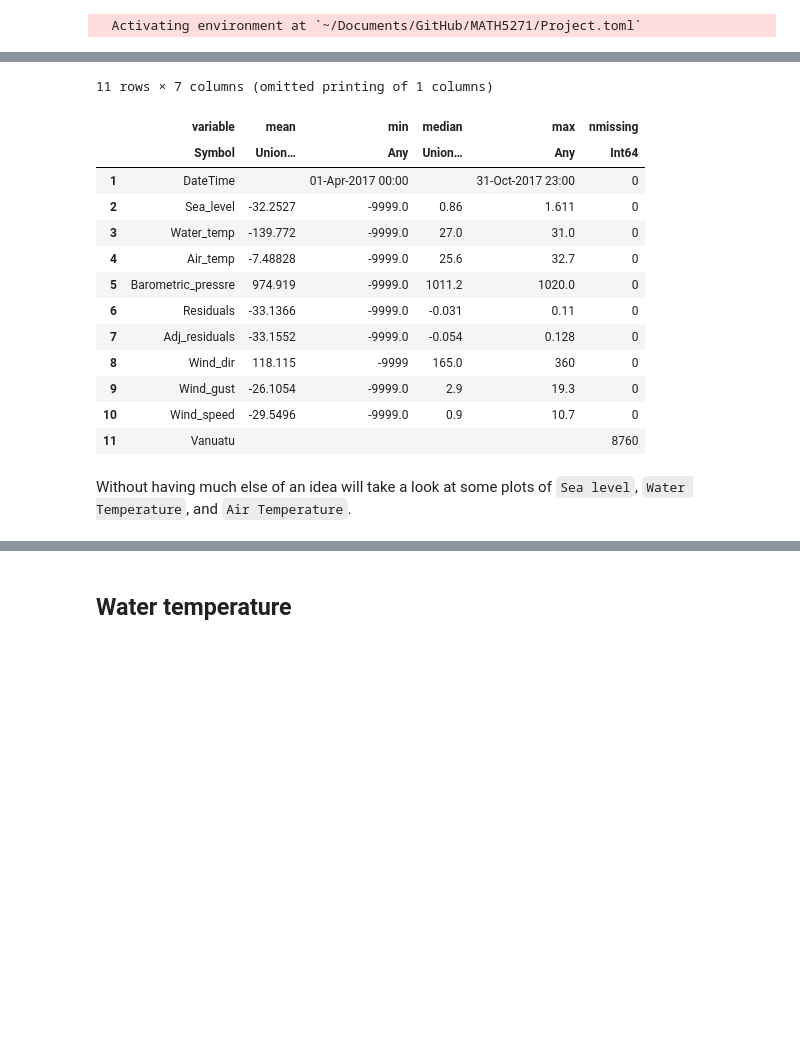
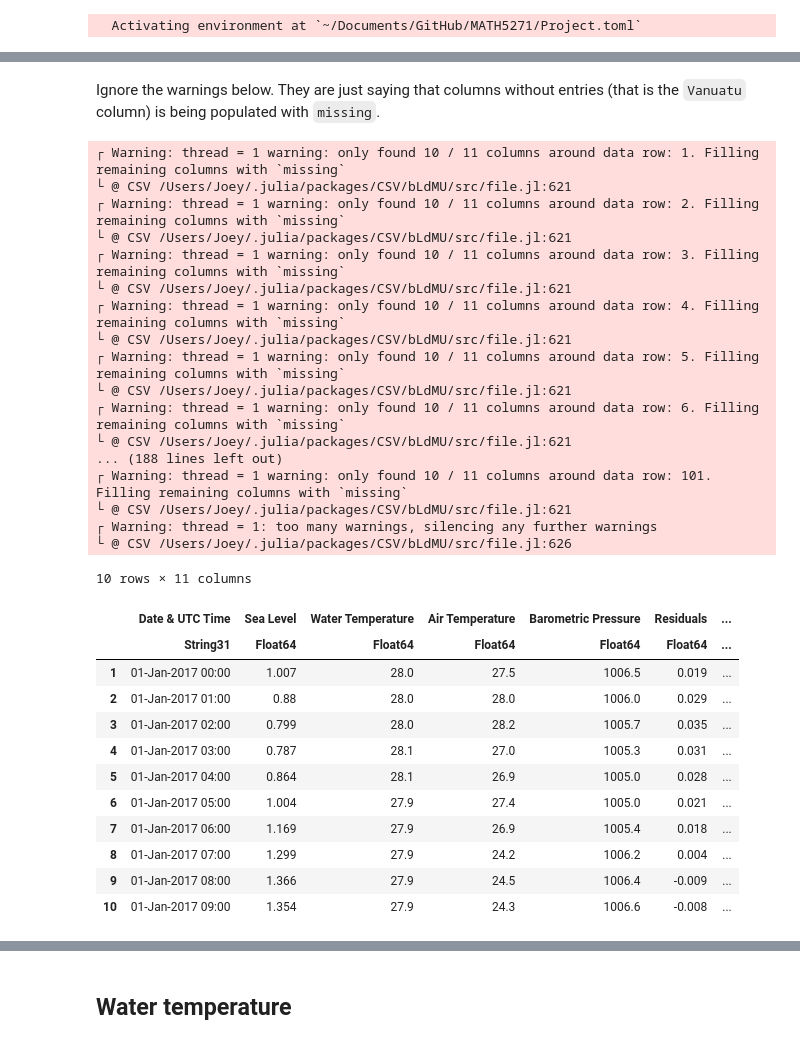
Before and after one commit to jbisits/MATH5271, a Jupyter notebook: Task 1/task1.ipynb, the cells around one changed output, grey strips where cells are left out. Drawn from its saved outputs; the diff is of its cells as text; code cells hidden in the pictures; blank space fills up the shorter version.

Commit message:
Finsish data clean and display plotting etc.

```diff
--- a/Task 1/task1.ipynb
+++ b/Task 1/task1.ipynb
@@ -55,23 +20,0 @@ first(df_van, 10)
-# %%
-rename!(df_van, ["DateTime", "Sea_level", "Water_temp", "Air_temp",
-        "Barometric_pressre", "Residuals", "Adj_residuals", "Wind_dir",
-        "Wind_gust", "Wind_speed", "Vanuatu"])
-
-describe(df_van)
-# %% [output]
-11 rows × 7 columns (omitted printing of 1 columns)
-|  | variable | mean | min | median | max | nmissing |
-|  | Symbol | Union… | Any | Union… | Any | Int64 |
-| 1 | DateTime |  | 01-Apr-2017 00:00 |  | 31-Oct-2017 23:00 | 0 |
-| 2 | Sea_level | -32.2527 | -9999.0 | 0.86 | 1.611 | 0 |
-| 3 | Water_temp | -139.772 | -9999.0 | 27.0 | 31.0 | 0 |
-| 4 | Air_temp | -7.48828 | -9999.0 | 25.6 | 32.7 | 0 |
-| 5 | Barometric_pressre | 974.919 | -9999.0 | 1011.2 | 1020.0 | 0 |
-| 6 | Residuals | -33.1366 | -9999.0 | -0.031 | 0.11 | 0 |
-| 7 | Adj_residuals | -33.1552 | -9999.0 | -0.054 | 0.128 | 0 |
-| 8 | Wind_dir | 118.115 | -9999 | 165.0 | 360 | 0 |
-| 9 | Wind_gust | -26.1054 | -9999.0 | 2.9 | 19.3 | 0 |
-| 10 | Wind_speed | -29.5496 | -9999.0 | 0.9 | 10.7 | 0 |
-| 11 | Vanuatu |  |  |  |  | 8760 |
-# %% [markdown]
-Without having much else of an idea will take a look at some plots of `Sea level`, `Water Temperature`, and `Air Temperature`.
@@ -82,0 +21,39 @@ a_temp = df_van[:, :Air_temp];
+# %% [markdown]
+Ignore the warnings below.
+They are just saying that columns without entries (that is the `Vanuatu` column) is being populated with `missing`.
+# %%
+vanuatu_2017 = CSV.File("IDO70009_2017.csv")
+df_van = DataFrame(vanuatu_2017)
+ENV["COLUMNS"] = 160 # This just allows the display of all the columns
+first(df_van, 10)
+# %% [output]
+┌ Warning: thread = 1 warning: only found 10 / 11 columns around data row: 1. Filling remaining columns with `missing`
+└ @ CSV /Users/Joey/.julia/packages/CSV/bLdMU/src/file.jl:621
+┌ Warning: thread = 1 warning: only found 10 / 11 columns around data row: 2. Filling remaining columns with `missing`
+└ @ CSV /Users/Joey/.julia/packages/CSV/bLdMU/src/file.jl:621
+┌ Warning: thread = 1 warning: only found 10 / 11 columns around data row: 3. Filling remaining columns with `missing`
+└ @ CSV /Users/Joey/.julia/packages/CSV/bLdMU/src/file.jl:621
+┌ Warning: thread = 1 warning: only found 10 / 11 columns around data row: 4. Filling remaining columns with `missing`
+└ @ CSV /Users/Joey/.julia/packages/CSV/bLdMU/src/file.jl:621
+┌ Warning: thread = 1 warning: only found 10 / 11 columns around data row: 5. Filling remaining columns with `missing`
+└ @ CSV /Users/Joey/.julia/packages/CSV/bLdMU/src/file.jl:621
+┌ Warning: thread = 1 warning: only found 10 / 11 columns around data row: 6. Filling remaining columns with `missing`
+└ @ CSV /Users/Joey/.julia/packages/CSV/bLdMU/src/file.jl:621
+... (188 lines left out)
+┌ Warning: thread = 1 warning: only found 10 / 11 columns around data row: 101. Filling remaining columns with `missing`
+└ @ CSV /Users/Joey/.julia/packages/CSV/bLdMU/src/file.jl:621
+┌ Warning: thread = 1: too many warnings, silencing any further warnings
+└ @ CSV /Users/Joey/.julia/packages/CSV/bLdMU/src/file.jl:626
+10 rows × 11 columns
+|  | Date & UTC Time | Sea Level | Water Temperature | Air Temperature | Barometric Pressure | Residuals | ... |
+|  | String31 | Float64 | Float64 | Float64 | Float64 | Float64 | ... |
+| 1 | 01-Jan-2017 00:00 | 1.007 | 28.0 | 27.5 | 1006.5 | 0.019 | ... |
+| 2 | 01-Jan-2017 01:00 | 0.88 | 28.0 | 28.0 | 1006.0 | 0.029 | ... |
+| 3 | 01-Jan-2017 02:00 | 0.799 | 28.0 | 28.2 | 1005.7 | 0.035 | ... |
+| 4 | 01-Jan-2017 03:00 | 0.787 | 28.1 | 27.0 | 1005.3 | 0.031 | ... |
+| 5 | 01-Jan-2017 04:00 | 0.864 | 28.1 | 26.9 | 1005.0 | 0.028 | ... |
+| 6 | 01-Jan-2017 05:00 | 1.004 | 27.9 | 27.4 | 1005.0 | 0.021 | ... |
+| 7 | 01-Jan-2017 06:00 | 1.169 | 27.9 | 26.9 | 1005.4 | 0.018 | ... |
+| 8 | 01-Jan-2017 07:00 | 1.299 | 27.9 | 24.2 | 1006.2 | 0.004 | ... |
+| 9 | 01-Jan-2017 08:00 | 1.366 | 27.9 | 24.5 | 1006.4 | -0.009 | ... |
+| 10 | 01-Jan-2017 09:00 | 1.354 | 27.9 | 24.3 | 1006.6 | -0.008 | ... |
```
Also changed, not shown: parts of 34 cells of this notebook.
